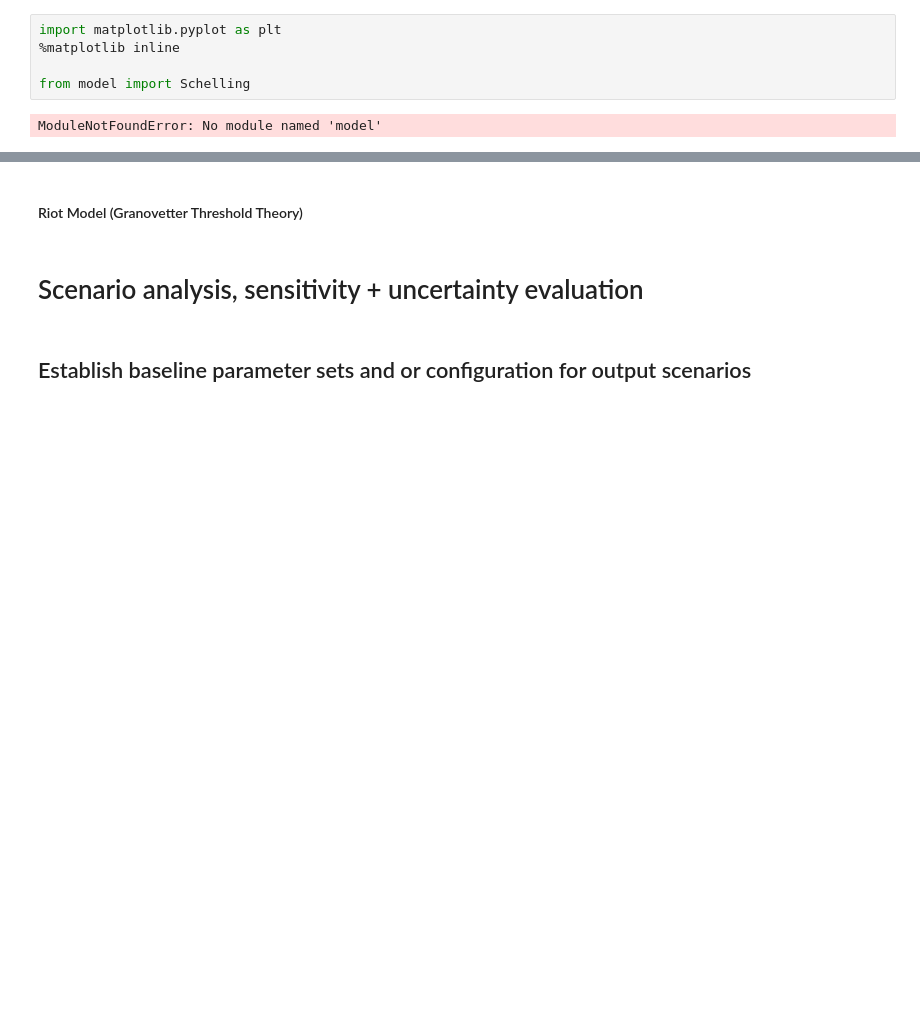
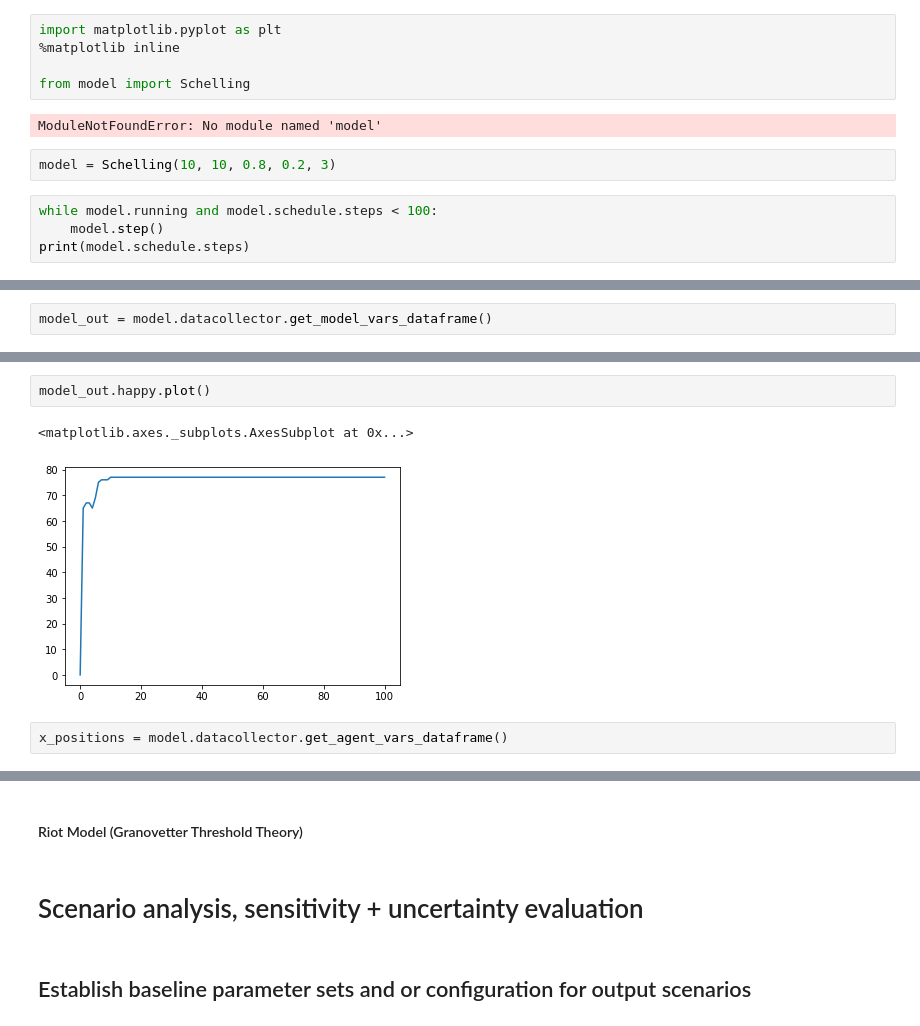
Before and after one commit to JordanBoulous/41189-assignment-template, a Jupyter notebook: 41189 Modelling Assignment.ipynb, the cells around one changed output, grey strips where cells are left out. Cells and saved outputs as stored; diff of their text form; blank space fills up the shorter version.

Commit message:
Schelling's Model Implemented

```diff
--- a/41189 Modelling Assignment.ipynb
+++ b/41189 Modelling Assignment.ipynb
@@ -215,3 +215,9 @@ import matplotlib.pyplot as plt
 from model import Schelling
 # %% [output]
 ModuleNotFoundError: No module named 'model'
+# %%
+model = Schelling(10, 10, 0.8, 0.2, 3)
+# %%
+while model.running and model.schedule.steps < 100:
+    model.step()
+print(model.schedule.steps)
@@ -217,0 +226,2 @@ ModuleNotFoundError: No module named 'model'
+# %%
+model_out = model.datacollector.get_model_vars_dataframe()
@@ -217,0 +237,7 @@ ModuleNotFoundError: No module named 'model'
+# %%
+model_out.happy.plot()
+# %% [output]
+<matplotlib.axes._subplots.AxesSubplot at 0x...>
+[figure, added]
+# %%
+x_positions = model.datacollector.get_agent_vars_dataframe()
```
Also changed, not shown: parts of 12 cells of this notebook, 1 other file.
